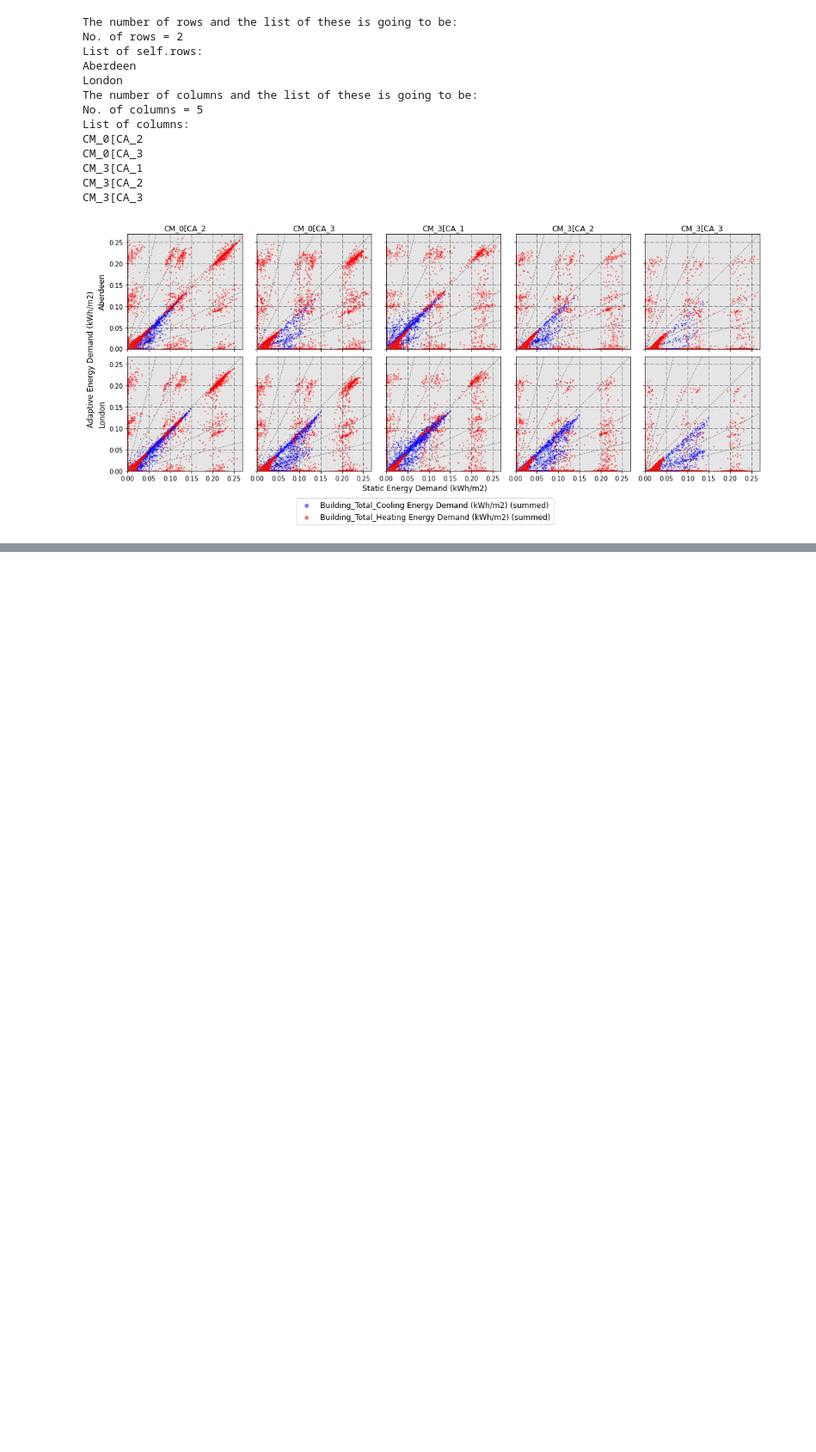
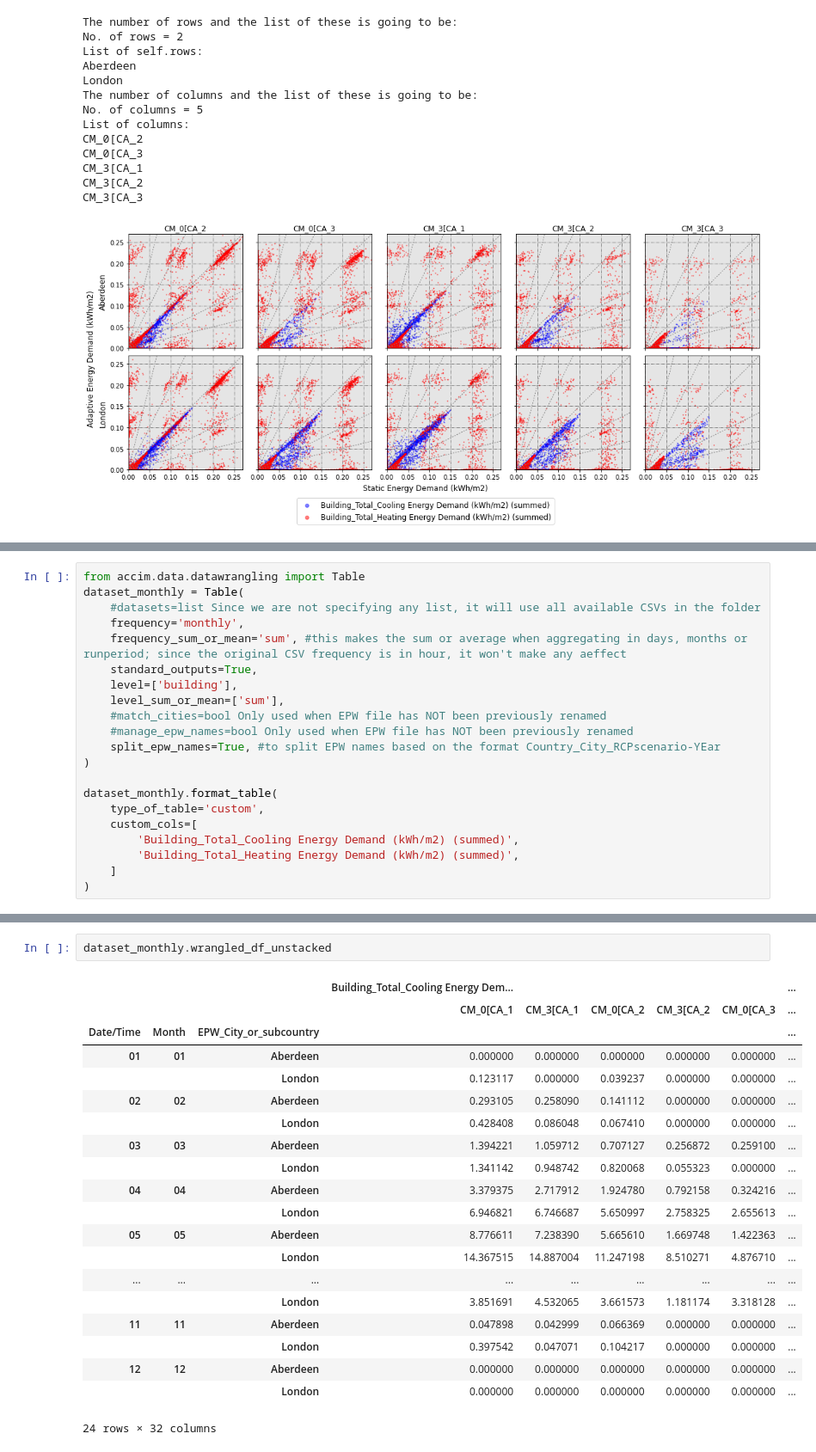
Before and after one commit to dsanchez-garcia/accim, a Jupyter notebook: docs/jupyter_notebooks/Table/using_Table.ipynb, the cells around one changed output, grey strips where cells are left out. Shown at 86% size. Saved outputs shown, nothing was run; the diff lists cells and outputs as text; blank space fills up the shorter version.

```diff
--- a/docs/jupyter_notebooks/Table/using_Table.ipynb
+++ b/docs/jupyter_notebooks/Table/using_Table.ipynb
@@ -347,0 +352,21 @@ CM_3[CA_3
+# %%
+from accim.data.datawrangling import Table
+dataset_monthly = Table(
+    #datasets=list Since we are not specifying any list, it will use all available CSVs in the folder
+    frequency='monthly',
+    frequency_sum_or_mean='sum', #this makes the sum or average when aggregating in days, months or runperiod; since the original CSV frequency is in hour, it won't make any aeffect
+    standard_outputs=True,
+    level=['building'],
+    level_sum_or_mean=['sum'],
+    #match_cities=bool Only used when EPW file has NOT been previously renamed
+    #manage_epw_names=bool Only used when EPW file has NOT been previously renamed
+    split_epw_names=True, #to split EPW names based on the format Country_City_RCPscenario-YEar
+)
+
+dataset_monthly.format_table(
+    type_of_table='custom',
+    custom_cols=[
+        'Building_Total_Cooling Energy Demand (kWh/m2) (summed)',
+        'Building_Total_Heating Energy Demand (kWh/m2) (summed)',
+    ]
+)
@@ -347,0 +391,23 @@ CM_3[CA_3
+# %%
+dataset_monthly.wrangled_df_unstacked
+# %% [output]
+|  |  |  | Building_Total_Cooling Energy Dem... |  |  |  |  | ... |
+|  |  |  | CM_0[CA_1 | CM_3[CA_1 | CM_0[CA_2 | CM_3[CA_2 | CM_0[CA_3 | ... |
+| Date/Time | Month | EPW_City_or_subcountry |  |  |  |  |  | ... |
+| 01 | 01 | Aberdeen | 0.000000 | 0.000000 | 0.000000 | 0.000000 | 0.000000 | ... |
+|  |  | London | 0.123117 | 0.000000 | 0.039237 | 0.000000 | 0.000000 | ... |
+| 02 | 02 | Aberdeen | 0.293105 | 0.258090 | 0.141112 | 0.000000 | 0.000000 | ... |
+|  |  | London | 0.428408 | 0.086048 | 0.067410 | 0.000000 | 0.000000 | ... |
+| 03 | 03 | Aberdeen | 1.394221 | 1.059712 | 0.707127 | 0.256872 | 0.259100 | ... |
+|  |  | London | 1.341142 | 0.948742 | 0.820068 | 0.055323 | 0.000000 | ... |
+| 04 | 04 | Aberdeen | 3.379375 | 2.717912 | 1.924780 | 0.792158 | 0.324216 | ... |
+|  |  | London | 6.946821 | 6.746687 | 5.650997 | 2.758325 | 2.655613 | ... |
+| 05 | 05 | Aberdeen | 8.776611 | 7.238390 | 5.665610 | 1.669748 | 1.422363 | ... |
+|  |  | London | 14.367515 | 14.887004 | 11.247198 | 8.510271 | 4.876710 | ... |
+| ... | ... | ... | ... | ... | ... | ... | ... | ... |
+|  |  | London | 3.851691 | 4.532065 | 3.661573 | 1.181174 | 3.318128 | ... |
+| 11 | 11 | Aberdeen | 0.047898 | 0.042999 | 0.066369 | 0.000000 | 0.000000 | ... |
+|  |  | London | 0.397542 | 0.047071 | 0.104217 | 0.000000 | 0.000000 | ... |
+| 12 | 12 | Aberdeen | 0.000000 | 0.000000 | 0.000000 | 0.000000 | 0.000000 | ... |
+|  |  | London | 0.000000 | 0.000000 | 0.000000 | 0.000000 | 0.000000 | ... |
+24 rows × 32 columns
```
Also changed, not shown: parts of 26 cells of this notebook, 3 other files.
